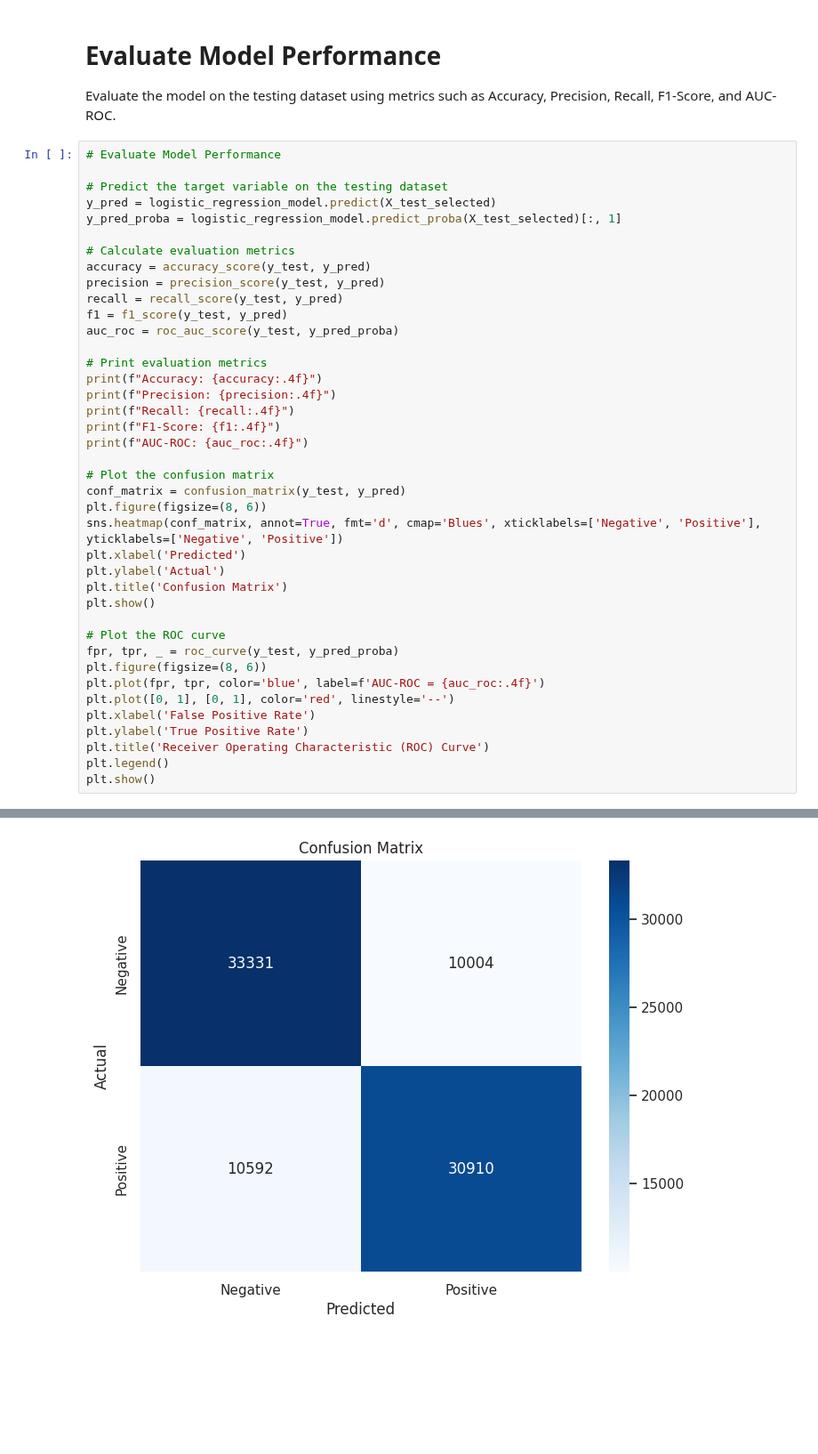
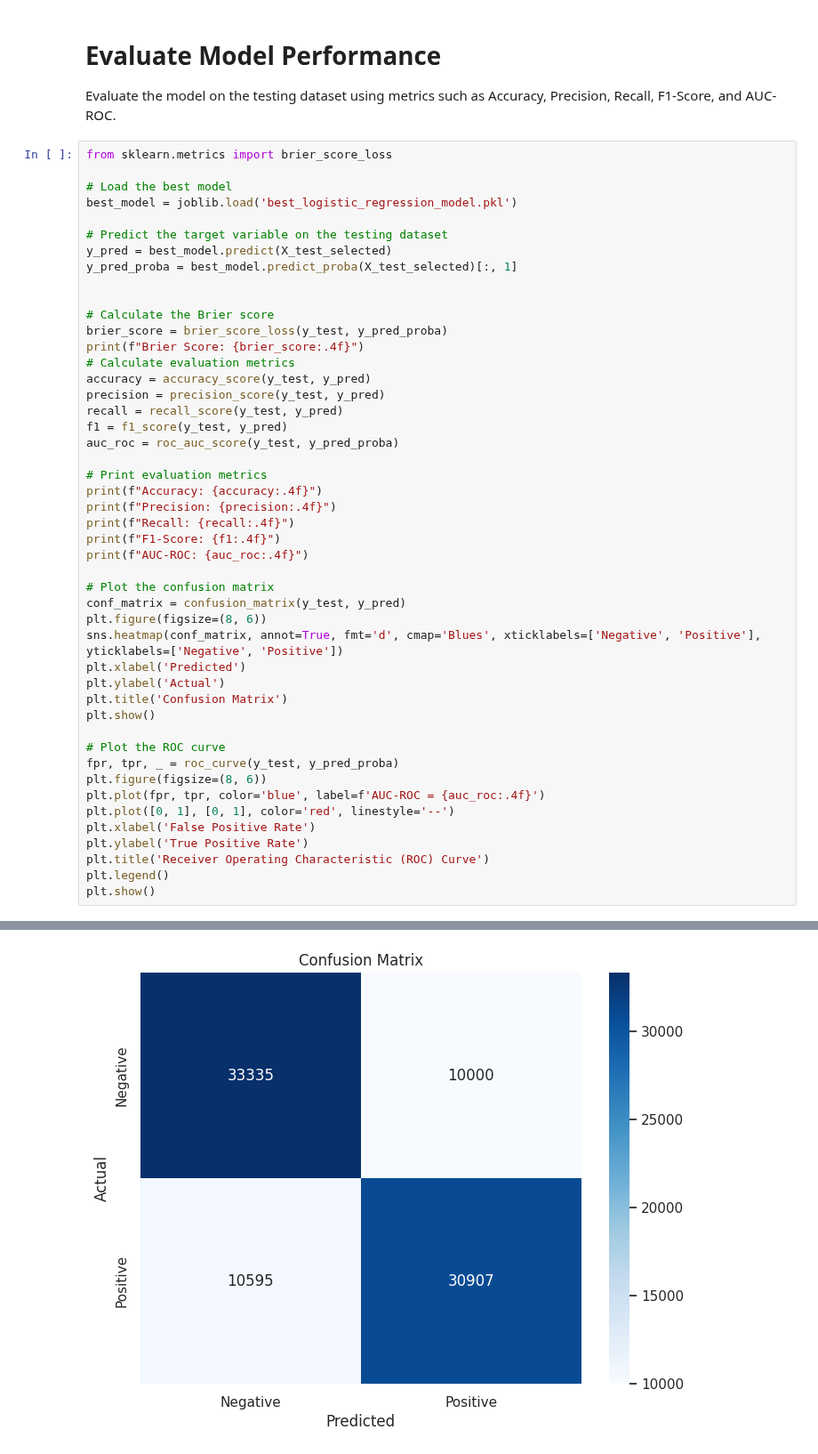
Before and after one commit to YoungSnoww/LeagueOfLegendsModelBenchmark, a Jupyter notebook: machine_learning/LogisticRegression.ipynb, the cells around one changed output, grey strips where cells are left out. Shown at 89% size. Cells and saved outputs as stored; diff of their text form; blank space fills up the shorter version.

Commit message:
feat(LogisticRegression): added the Brier score

```diff
--- a/machine_learning/LogisticRegression.ipynb
+++ b/machine_learning/LogisticRegression.ipynb
@@ -150,12 +187,19 @@ Logistic Regression model has been trained and saved as 'logistic_regression_mod
 # Evaluate Model Performance
 Evaluate the model on the testing dataset using metrics such as Accuracy, Precision, Recall, F1-Score, and AUC-ROC.
 # %%
-# Evaluate Model Performance
+from sklearn.metrics import brier_score_loss
+
+# Load the best model
+best_model = joblib.load('best_logistic_regression_model.pkl')
 
 # Predict the target variable on the testing dataset
-y_pred = logistic_regression_model.predict(X_test_selected)
-y_pred_proba = logistic_regression_model.predict_proba(X_test_selected)[:, 1]
+y_pred = best_model.predict(X_test_selected)
+y_pred_proba = best_model.predict_proba(X_test_selected)[:, 1]
 
+
+# Calculate the Brier score
+brier_score = brier_score_loss(y_test, y_pred_proba)
+print(f"Brier Score: {brier_score:.4f}")
 # Calculate evaluation metrics
 accuracy = accuracy_score(y_test, y_pred)
 precision = precision_score(y_test, y_pred)
@@ -196,4 +241,4 @@ Recall: 0.7448
 F1-Score: 0.7501
 AUC-ROC: 0.8433
-[figure, old version]
+[figure, new version]
 [figure]
```
Also changed, not shown: parts of 7 cells of this notebook.
